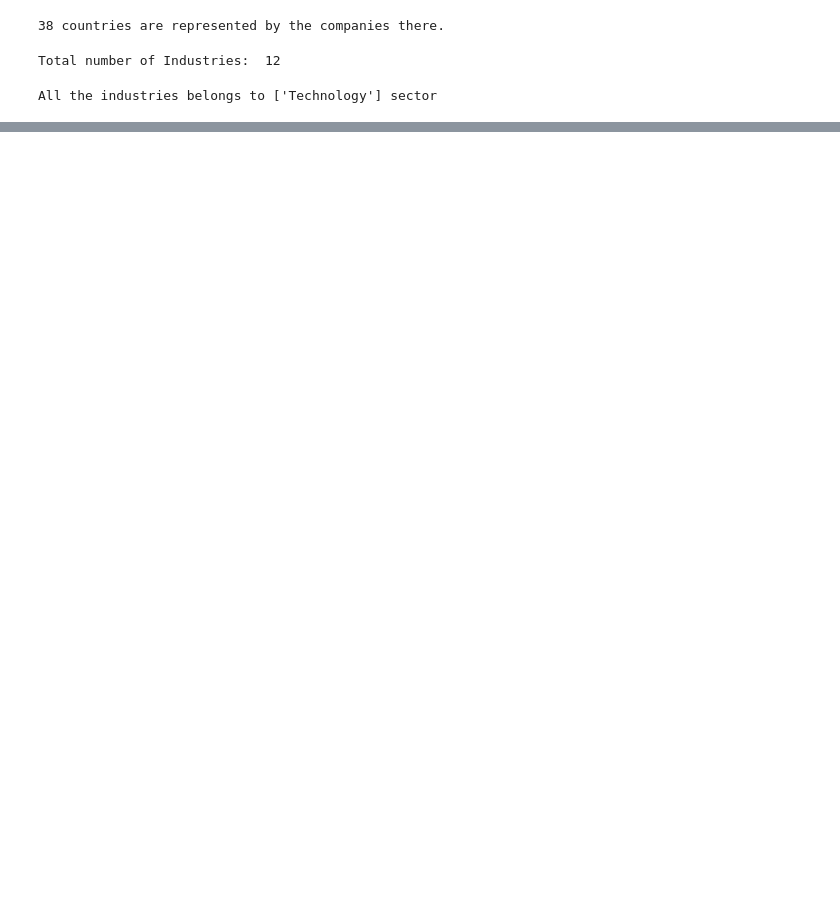
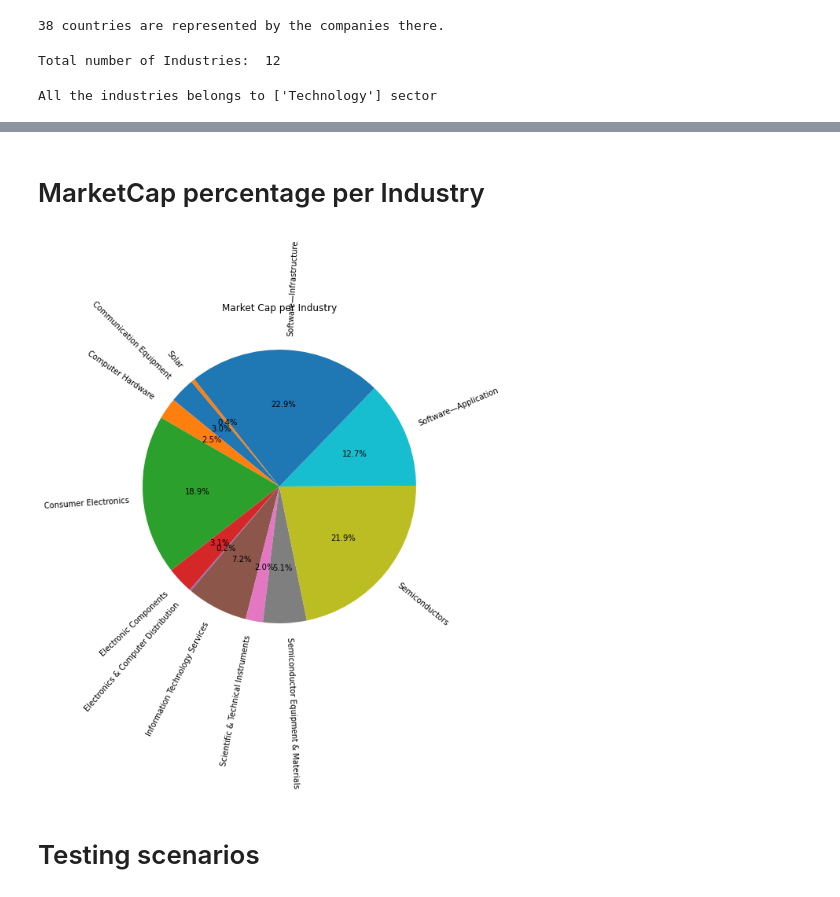
Before and after one commit to SuperDataScience-Community-Projects/SDS-CP010-tech-companies-analysis, a Jupyter notebook: notebooks/Rajat-Thakur/rajat_notebook.ipynb, the cells around one changed output, grey strips where cells are left out. Cells and saved outputs as stored; diff of their text form; code cells hidden in the pictures; blank space fills up the shorter version.

```diff
--- a/notebooks/Rajat-Thakur/rajat_notebook.ipynb
+++ b/notebooks/Rajat-Thakur/rajat_notebook.ipynb
@@ -197,0 +217,16 @@ Name: Market Cap, dtype: object
+# %% [markdown]
+# MarketCap percentage per Industry
+# %%
+industry_market_cap = data.groupby('Industry')['Market Cap'].sum()
+
+
+plt.figure(figsize=(8, 8))
+plt.pie(industry_market_cap, labels=industry_market_cap.index, autopct='%1.1f%%', startangle=130, rotatelabels=True)
+
+
+plt.title('Market Cap per Industry')
+plt.show()
+# %% [output]
+[figure, added]
+# %% [markdown]
+# Testing scenarios
```
Also changed, not shown: parts of 17 cells of this notebook, 4 other files.
